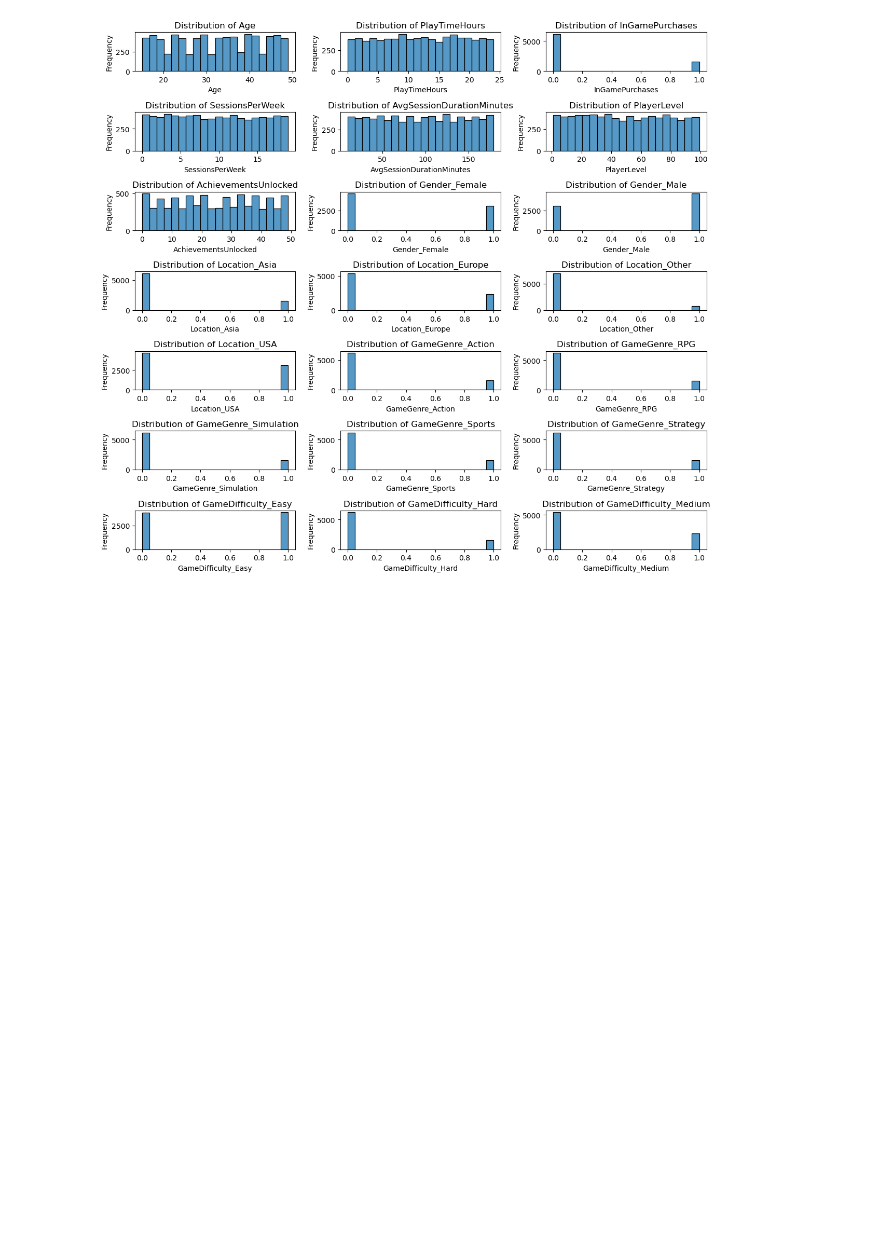
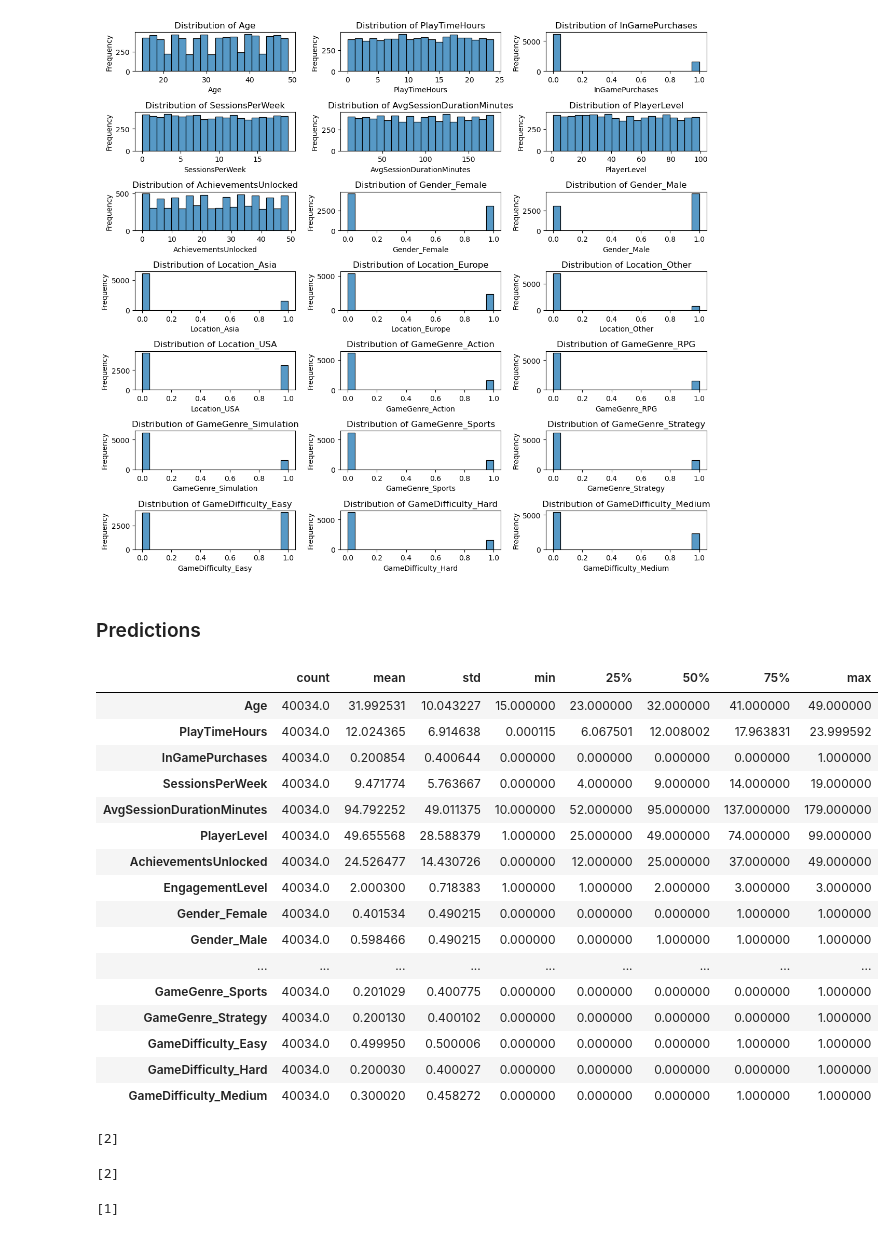
Before and after one commit to ayberkozcan/classification-exercises, a Jupyter notebook: Analyzing Gamer Behaviors/classification_gamer.ipynb, the cells around one changed output. Cells and saved outputs as stored; diff of their text form; code cells hidden in the pictures; blank space fills up the shorter version.

Commit message:
Making Predictions

```diff
--- a/Analyzing Gamer Behaviors/classification_gamer.ipynb
+++ b/Analyzing Gamer Behaviors/classification_gamer.ipynb
@@ -1003,3 +1003,61 @@ plt.tight_layout()
 plt.show()
 # %% [output]
 [figure]
+# %% [markdown]
+### Predictions
+# %%
+df.describe().T
+# %% [output]
+|  | count | mean | std | min | 25% | 50% | 75% | max |
+| Age | 40034.0 | 31.992531 | 10.043227 | 15.000000 | 23.000000 | 32.000000 | 41.000000 | 49.000000 |
+| PlayTimeHours | 40034.0 | 12.024365 | 6.914638 | 0.000115 | 6.067501 | 12.008002 | 17.963831 | 23.999592 |
+| InGamePurchases | 40034.0 | 0.200854 | 0.400644 | 0.000000 | 0.000000 | 0.000000 | 0.000000 | 1.000000 |
+| SessionsPerWeek | 40034.0 | 9.471774 | 5.763667 | 0.000000 | 4.000000 | 9.000000 | 14.000000 | 19.000000 |
+| AvgSessionDurationMinutes | 40034.0 | 94.792252 | 49.011375 | 10.000000 | 52.000000 | 95.000000 | 137.000000 | 179.000000 |
+| PlayerLevel | 40034.0 | 49.655568 | 28.588379 | 1.000000 | 25.000000 | 49.000000 | 74.000000 | 99.000000 |
+| AchievementsUnlocked | 40034.0 | 24.526477 | 14.430726 | 0.000000 | 12.000000 | 25.000000 | 37.000000 | 49.000000 |
+| EngagementLevel | 40034.0 | 2.000300 | 0.718383 | 1.000000 | 1.000000 | 2.000000 | 3.000000 | 3.000000 |
+| Gender_Female | 40034.0 | 0.401534 | 0.490215 | 0.000000 | 0.000000 | 0.000000 | 1.000000 | 1.000000 |
+| Gender_Male | 40034.0 | 0.598466 | 0.490215 | 0.000000 | 0.000000 | 1.000000 | 1.000000 | 1.000000 |
+| ... | ... | ... | ... | ... | ... | ... | ... | ... |
+| GameGenre_Sports | 40034.0 | 0.201029 | 0.400775 | 0.000000 | 0.000000 | 0.000000 | 0.000000 | 1.000000 |
+| GameGenre_Strategy | 40034.0 | 0.200130 | 0.400102 | 0.000000 | 0.000000 | 0.000000 | 0.000000 | 1.000000 |
+| GameDifficulty_Easy | 40034.0 | 0.499950 | 0.500006 | 0.000000 | 0.000000 | 0.000000 | 1.000000 | 1.000000 |
+| GameDifficulty_Hard | 40034.0 | 0.200030 | 0.400027 | 0.000000 | 0.000000 | 0.000000 | 0.000000 | 1.000000 |
+| GameDifficulty_Medium | 40034.0 | 0.300020 | 0.458272 | 0.000000 | 0.000000 | 0.000000 | 1.000000 | 1.000000 |
+# %%
+# Random Forest Model
+
+data = (25, 12.5, 1, 10, 45, 10, 1, 1, 0, 1, 0, 0, 0, 1, 0, 0, 0, 0, 1, 0, 0)
+data_np = np.asarray(data)
+data_reshape = data_np.reshape(1, -1)
+
+# Prediction using best_rf_model
+prediction = best_rf_model.predict(data_reshape)
+print(prediction)
+# %% [output]
+[2]
+# %%
+# SVC Model
+
+data = (25, 12.5, 1, 10, 45, 10, 1, 1, 0, 1, 0, 0, 0, 1, 0, 0, 0, 0, 1, 0, 0)
+data_np = np.asarray(data)
+data_reshape = data_np.reshape(1, -1)
+
+# Prediction using best_rf_model
+prediction = svc_model.predict(data_reshape)
+print(prediction)
+# %% [output]
+[2]
+# %%
+# XGBoost
+
+data = (25, 12.5, 1, 10, 45, 10, 1, 1, 0, 1, 0, 0, 0, 1, 0, 0, 0, 0, 1, 0, 0)
+data_np = np.asarray(data)
+data_reshape = data_np.reshape(1, -1)
+
+# Prediction using best_rf_model
+prediction = best_xgb_model.predict(data_reshape)
+print(prediction)
+# %% [output]
+[1]
```
Also changed, not shown: parts of 4 cells of this notebook.
